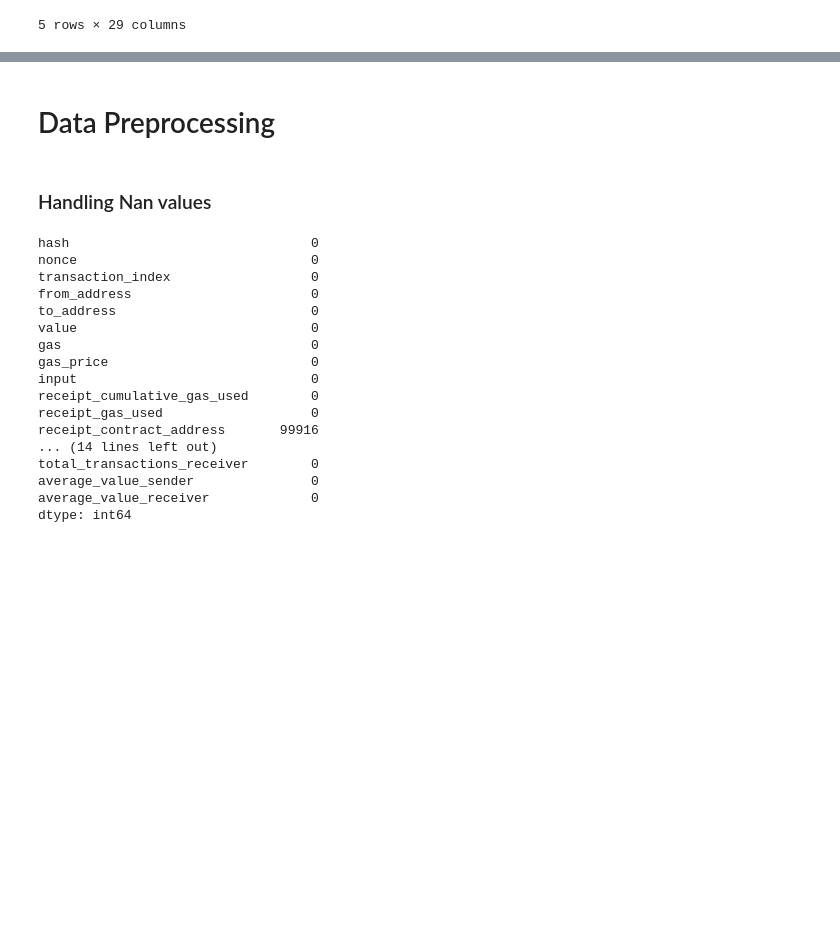
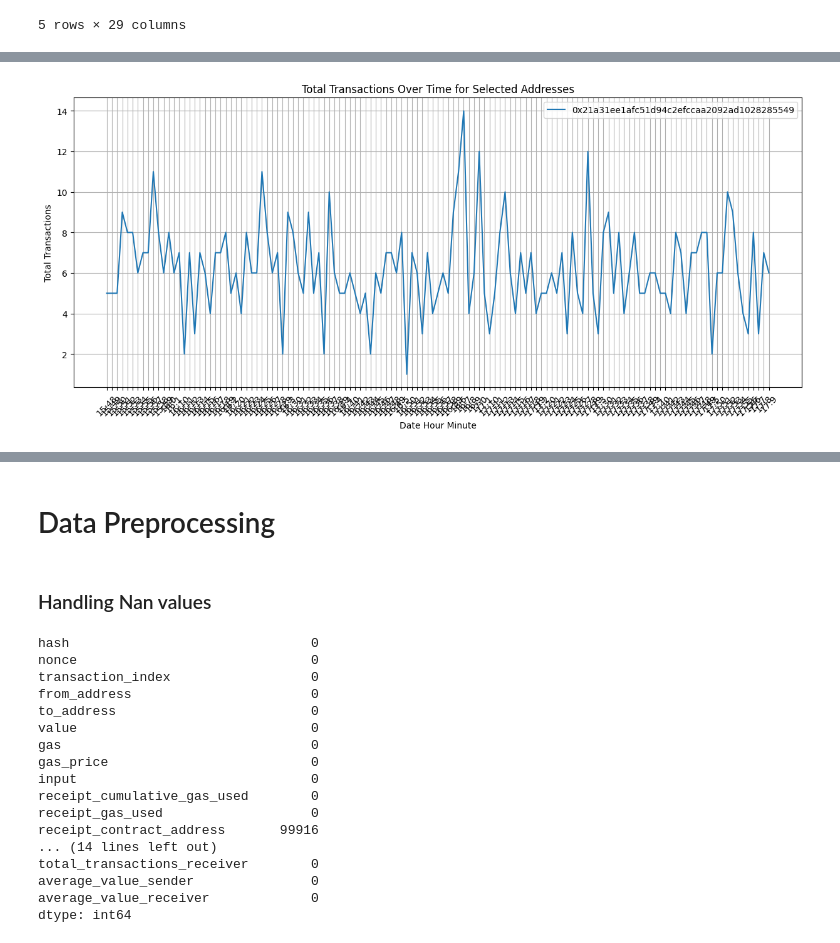
Before and after one commit to Panoskontos/EthereumTransactionsML, a Jupyter notebook: main.ipynb, the cells around one changed output, grey strips where cells are left out. Cells and saved outputs as stored; diff of their text form; code cells hidden in the pictures; blank space fills up the shorter version.

```diff
--- a/main.ipynb
+++ b/main.ipynb
@@ -666,0 +766,19 @@ df.head()
+# %%
+plt.figure(figsize=(15, 6))
+
+for address in selected_addresses:
+    # Filtering the data for the selected address
+    address_data = address_hour_agg.loc[address]
+
+    # Plotting average transaction value over time
+    plt.plot(address_data.index, address_data['total_transactions'], label=address)
+
+plt.xlabel('Date Hour Minute')
+plt.ylabel('Total Transactions')
+plt.title('Total Transactions Over Time for Selected Addresses')
+plt.legend()
+plt.grid(True)
+plt.xticks(rotation=45)
+plt.show()
+# %% [output]
+[figure, added]
```
Also changed, not shown: parts of 55 cells of this notebook.
